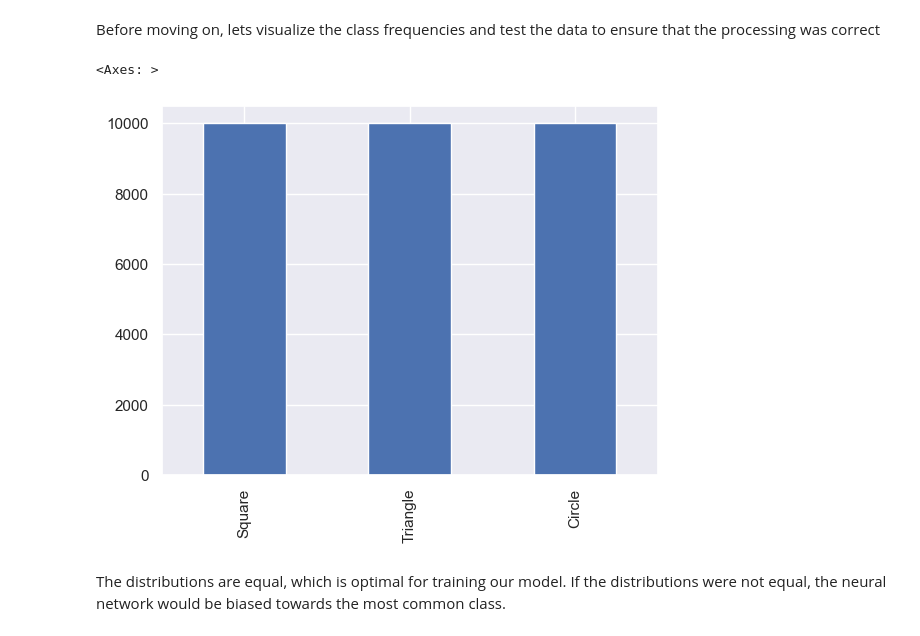
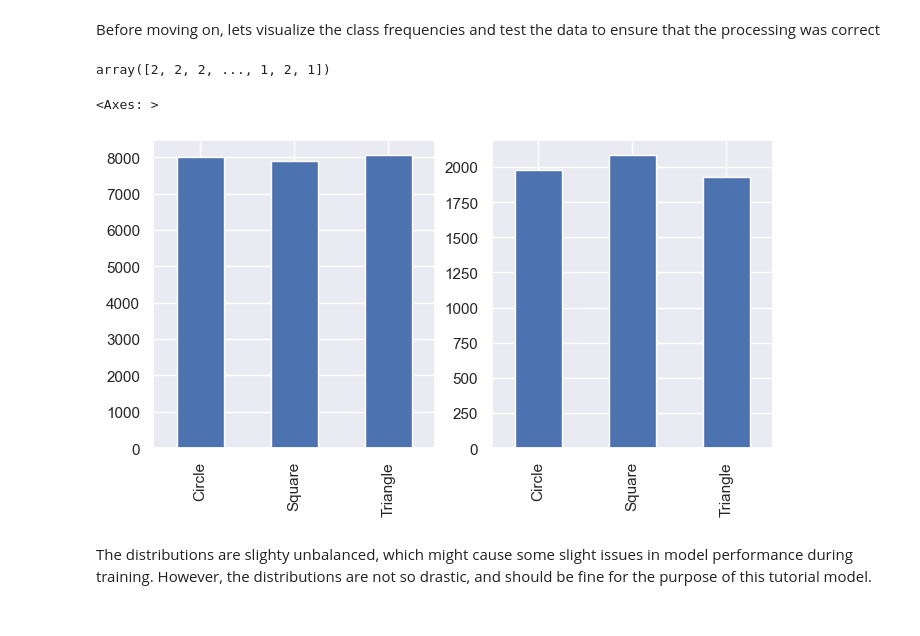
Before and after one commit to rasmussiljander/self-learning, a Jupyter notebook: 2D_shape_recognition/data_processing.ipynb, the cells around one changed output. Cells and saved outputs as stored; diff of their text form; code cells hidden in the pictures.

```diff
--- a/2D_shape_recognition/data_processing.ipynb
+++ b/2D_shape_recognition/data_processing.ipynb
@@ -154,21 +154,27 @@ np.save(processed_folder / 'y_train.npy', y_train)
 np.save(processed_folder / 'y_test.npy', y_test)
 # %% [markdown]
 Before moving on, lets visualize the class frequencies and test the data to ensure that the processing was correct
-# %%
-
-# Convert y_train to a pandas series
-y_train_series = pd.Series(label_list)
-
-# Get the value counts of each label
-label_counts = y_train_series.value_counts()
-
-# Plot the bar chart
-label_counts.plot(kind='bar')
-# %% [output]
-<Axes: >
-[figure, removed]
-# %% [markdown]
-The distributions are equal, which is optimal for training our model. If the distributions were not equal, the neural network would be biased towards the most common class.
+# %%
+np.argmax(y_train, axis=1)
+# %% [output]
+array([2, 2, 2, ..., 1, 2, 1])
+# %%
+shapes = ["Circle", "Square", "Triangle"]
+
+fig, axs = plt.subplots(1,2, figsize=(8,4))
+
+labels = pd.Series([shapes[i] for i in np.argmax(y_train, axis=1)])
+label_counts = labels.value_counts().sort_index()
+label_counts.plot(kind='bar', ax=axs[0])
+
+labels = pd.Series([shapes[i] for i in np.argmax(y_test, axis=1)])
+label_counts = labels.value_counts().sort_index()
+label_counts.plot(kind='bar', ax=axs[1])
+# %% [output]
+<Axes: >
+[figure, added]
+# %% [markdown]
+The distributions are slighty unbalanced, which might cause some slight issues in model performance during training. However, the distributions are not so drastic, and should be fine for the purpose of this tutorial model.
 # %%
 print(y_train[0])
 plt.imshow(X_train[0], cmap='gray')
```
Also changed, not shown: parts of 1 cell of this notebook.
